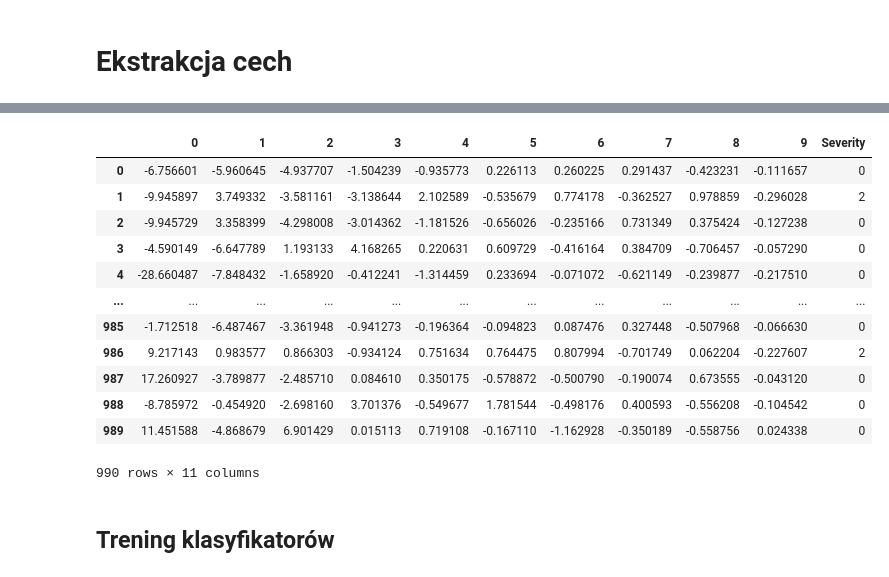
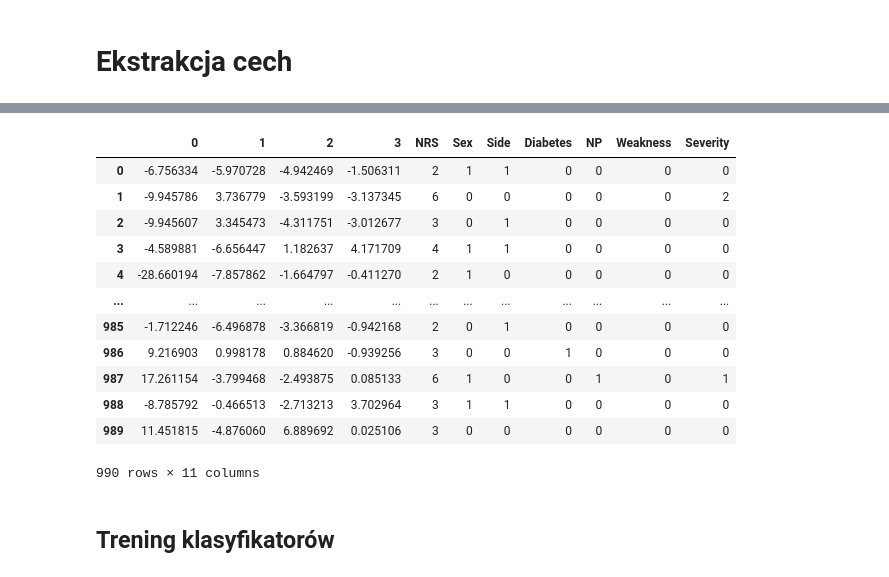
Before and after one commit to polemizatorr/Classification-of-carpal-tunnel-syndrome, a Jupyter notebook: Classification of carpal tunnel syndrome.ipynb, the cells around one changed output, grey strips where cells are left out. Cells and saved outputs as stored; diff of their text form; code cells hidden in the pictures.

```diff
--- a/Classification of carpal tunnel syndrome.ipynb
+++ b/Classification of carpal tunnel syndrome.ipynb
@@ -366,23 +366,29 @@ Minimum zmiennych dla wariancji > 99.9%: 9
 # %%
-pca2 = PCA(n_components=10)
+pca2 = PCA(n_components=4)
 
-df_reduced = pd.DataFrame(pca2.fit_transform(df_removed.iloc[:,0:10]))
-df_reduced = df_reduced.join(df_removed['Severity'])
+df_reduced = pd.DataFrame(pca2.fit_transform(df_removed.iloc[:,0:11]))
+df_reduced = df_reduced.join(df_standardized['NRS'])
+df_reduced = df_reduced.join(df_standardized['Sex'])
+df_reduced = df_reduced.join(df_standardized['Side'])
+df_reduced = df_reduced.join(df_standardized['Diabetes'])
+df_reduced = df_reduced.join(df_standardized['NP'])
+df_reduced = df_reduced.join(df_standardized['Weakness'])
+df_reduced = df_reduced.join(df_standardized['Severity'])
 
 df_reduced
 # %% [output]
-|  | 0 | 1 | 2 | 3 | 4 | 5 | 6 | 7 | 8 | 9 | Severity |
-| 0 | -6.756601 | -5.960645 | -4.937707 | -1.504239 | -0.935773 | 0.226113 | 0.260225 | 0.291437 | -0.423231 | -0.111657 | 0 |
-| 1 | -9.945897 | 3.749332 | -3.581161 | -3.138644 | 2.102589 | -0.535679 | 0.774178 | -0.362527 | 0.978859 | -0.296028 | 2 |
-| 2 | -9.945729 | 3.358399 | -4.298008 | -3.014362 | -1.181526 | -0.656026 | -0.235166 | 0.731349 | 0.375424 | -0.127238 | 0 |
-| 3 | -4.590149 | -6.647789 | 1.193133 | 4.168265 | 0.220631 | 0.609729 | -0.416164 | 0.384709 | -0.706457 | -0.057290 | 0 |
-| 4 | -28.660487 | -7.848432 | -1.658920 | -0.412241 | -1.314459 | 0.233694 | -0.071072 | -0.621149 | -0.239877 | -0.217510 | 0 |
+|  | 0 | 1 | 2 | 3 | NRS | Sex | Side | Diabetes | NP | Weakness | Severity |
+| 0 | -6.756334 | -5.970728 | -4.942469 | -1.506311 | 2 | 1 | 1 | 0 | 0 | 0 | 0 |
+| 1 | -9.945786 | 3.736779 | -3.593199 | -3.137345 | 6 | 0 | 0 | 0 | 0 | 0 | 2 |
+| 2 | -9.945607 | 3.345473 | -4.311751 | -3.012677 | 3 | 0 | 1 | 0 | 0 | 0 | 0 |
+| 3 | -4.589881 | -6.656447 | 1.182637 | 4.171709 | 4 | 1 | 1 | 0 | 0 | 0 | 0 |
+| 4 | -28.660194 | -7.857862 | -1.664797 | -0.411270 | 2 | 1 | 0 | 0 | 0 | 0 | 0 |
 | ... | ... | ... | ... | ... | ... | ... | ... | ... | ... | ... | ... |
-| 985 | -1.712518 | -6.487467 | -3.361948 | -0.941273 | -0.196364 | -0.094823 | 0.087476 | 0.327448 | -0.507968 | -0.066630 | 0 |
-| 986 | 9.217143 | 0.983577 | 0.866303 | -0.934124 | 0.751634 | 0.764475 | 0.807994 | -0.701749 | 0.062204 | -0.227607 | 2 |
-| 987 | 17.260927 | -3.789877 | -2.485710 | 0.084610 | 0.350175 | -0.578872 | -0.500790 | -0.190074 | 0.673555 | -0.043120 | 0 |
-| 988 | -8.785972 | -0.454920 | -2.698160 | 3.701376 | -0.549677 | 1.781544 | -0.498176 | 0.400593 | -0.556208 | -0.104542 | 0 |
-| 989 | 11.451588 | -4.868679 | 6.901429 | 0.015113 | 0.719108 | -0.167110 | -1.162928 | -0.350189 | -0.558756 | 0.024338 | 0 |
+| 985 | -1.712246 | -6.496878 | -3.366819 | -0.942168 | 2 | 0 | 1 | 0 | 0 | 0 | 0 |
+| 986 | 9.216903 | 0.998178 | 0.884620 | -0.939256 | 3 | 0 | 0 | 1 | 0 | 0 | 0 |
+| 987 | 17.261154 | -3.799468 | -2.493875 | 0.085133 | 6 | 1 | 0 | 0 | 1 | 0 | 1 |
+| 988 | -8.785792 | -0.466513 | -2.713213 | 3.702964 | 3 | 1 | 1 | 0 | 0 | 0 | 0 |
+| 989 | 11.451815 | -4.876060 | 6.889692 | 0.025106 | 3 | 0 | 0 | 0 | 0 | 0 | 0 |
 990 rows × 11 columns
 # %% [markdown]
 ## Trening klasyfikatorów
```
Also changed, not shown: parts of 11 cells of this notebook, 1 other file.
